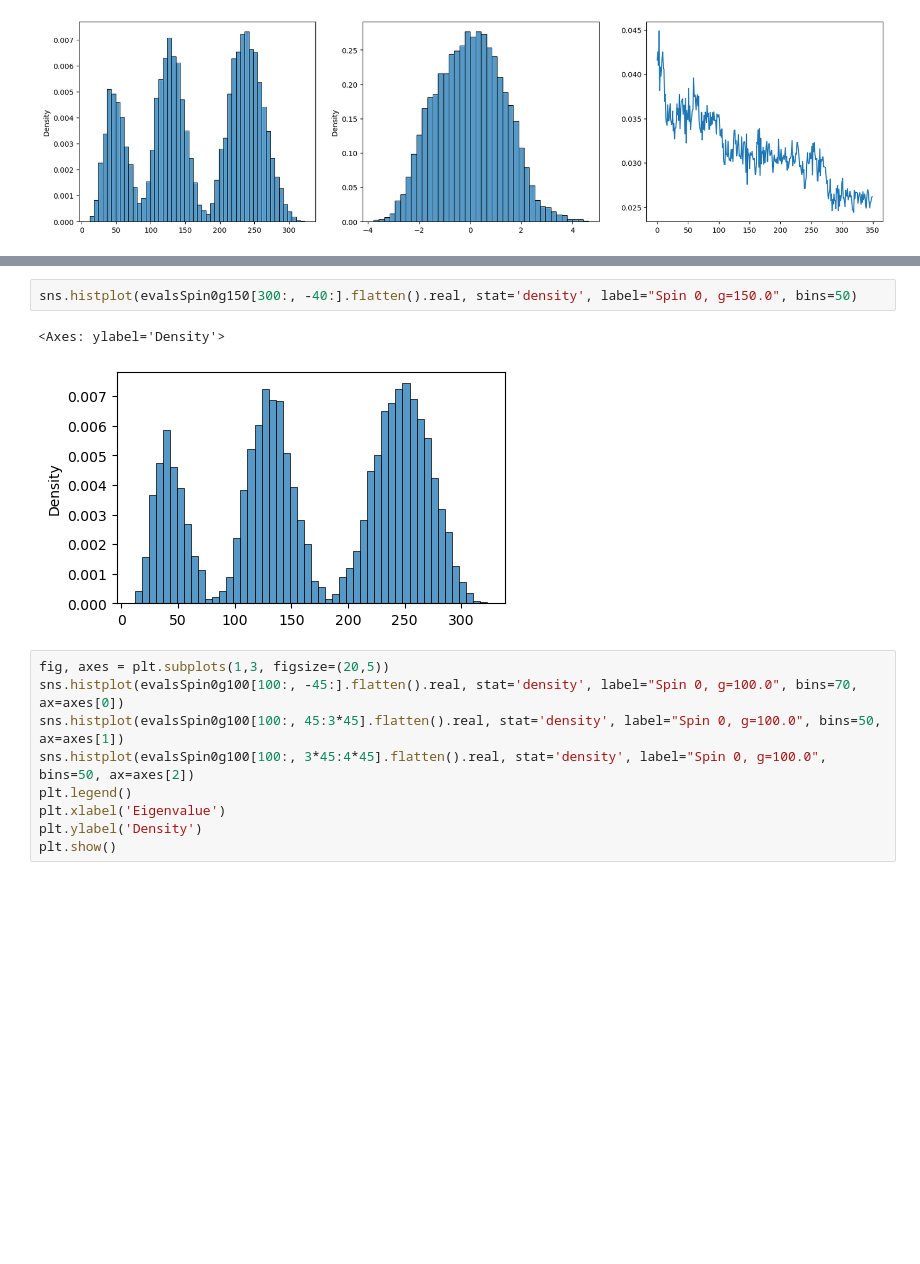
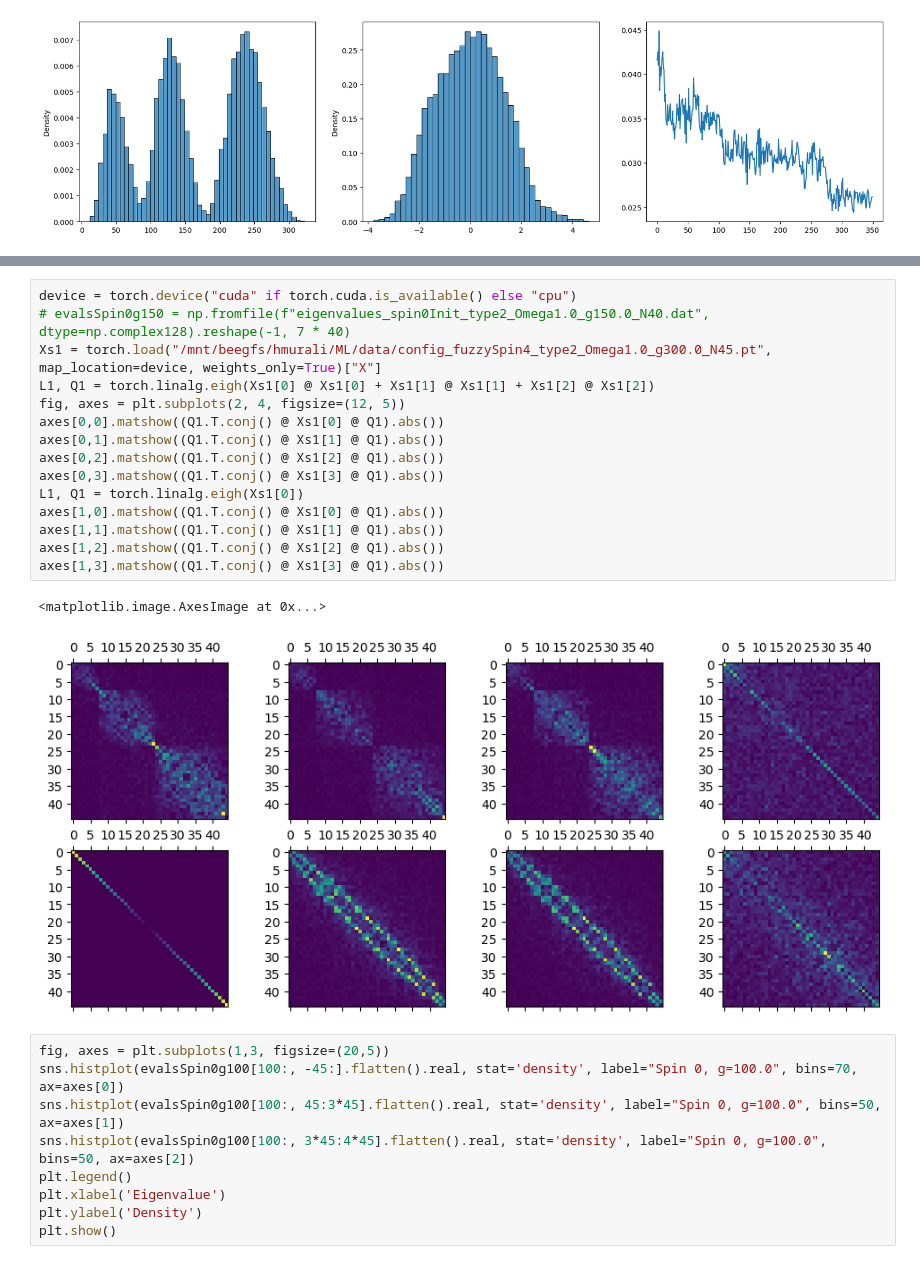
Before and after one commit to harish02murali/MatrixModelHMC_pytorch, a Jupyter notebook: dataAnalysis.ipynb, the cells around one changed output, grey strips where cells are left out. Cells and saved outputs as stored; diff of their text form; blank space fills up the shorter version.

```diff
--- a/dataAnalysis.ipynb
+++ b/dataAnalysis.ipynb
@@ -474,8 +620,21 @@ axes[2].plot((-commsSpin0g150[50:, 0].real) / commsSpin0g150[50:, 1].real)
 # %%
-sns.histplot(evalsSpin0g150[300:, -40:].flatten().real, stat='density', label="Spin 0, g=150.0", bins=50)
+device = torch.device("cuda" if torch.cuda.is_available() else "cpu")
+# evalsSpin0g150 = np.fromfile(f"eigenvalues_spin0Init_type2_Omega1.0_g150.0_N40.dat", dtype=np.complex128).reshape(-1, 7 * 40)
+Xs1 = torch.load("/mnt/beegfs/hmurali/ML/data/config_fuzzySpin4_type2_Omega1.0_g300.0_N45.pt", map_location=device, weights_only=True)["X"]
+L1, Q1 = torch.linalg.eigh(Xs1[0] @ Xs1[0] + Xs1[1] @ Xs1[1] + Xs1[2] @ Xs1[2])
+fig, axes = plt.subplots(2, 4, figsize=(12, 5))
+axes[0,0].matshow((Q1.T.conj() @ Xs1[0] @ Q1).abs())
+axes[0,1].matshow((Q1.T.conj() @ Xs1[1] @ Q1).abs())
+axes[0,2].matshow((Q1.T.conj() @ Xs1[2] @ Q1).abs())
+axes[0,3].matshow((Q1.T.conj() @ Xs1[3] @ Q1).abs())
+L1, Q1 = torch.linalg.eigh(Xs1[0])
+axes[1,0].matshow((Q1.T.conj() @ Xs1[0] @ Q1).abs())
+axes[1,1].matshow((Q1.T.conj() @ Xs1[1] @ Q1).abs())
+axes[1,2].matshow((Q1.T.conj() @ Xs1[2] @ Q1).abs())
+axes[1,3].matshow((Q1.T.conj() @ Xs1[3] @ Q1).abs())
 # %% [output]
-<Axes: ylabel='Density'>
+<matplotlib.image.AxesImage at 0x...>
-[figure, old version]
+[figure, new version]
 # %%
 fig, axes = plt.subplots(1,3, figsize=(20,5))
 sns.histplot(evalsSpin0g100[100:, -45:].flatten().real, stat='density', label="Spin 0, g=100.0", bins=70, ax=axes[0])
```
Also changed, not shown: parts of 30 cells of this notebook, 2 other files.
